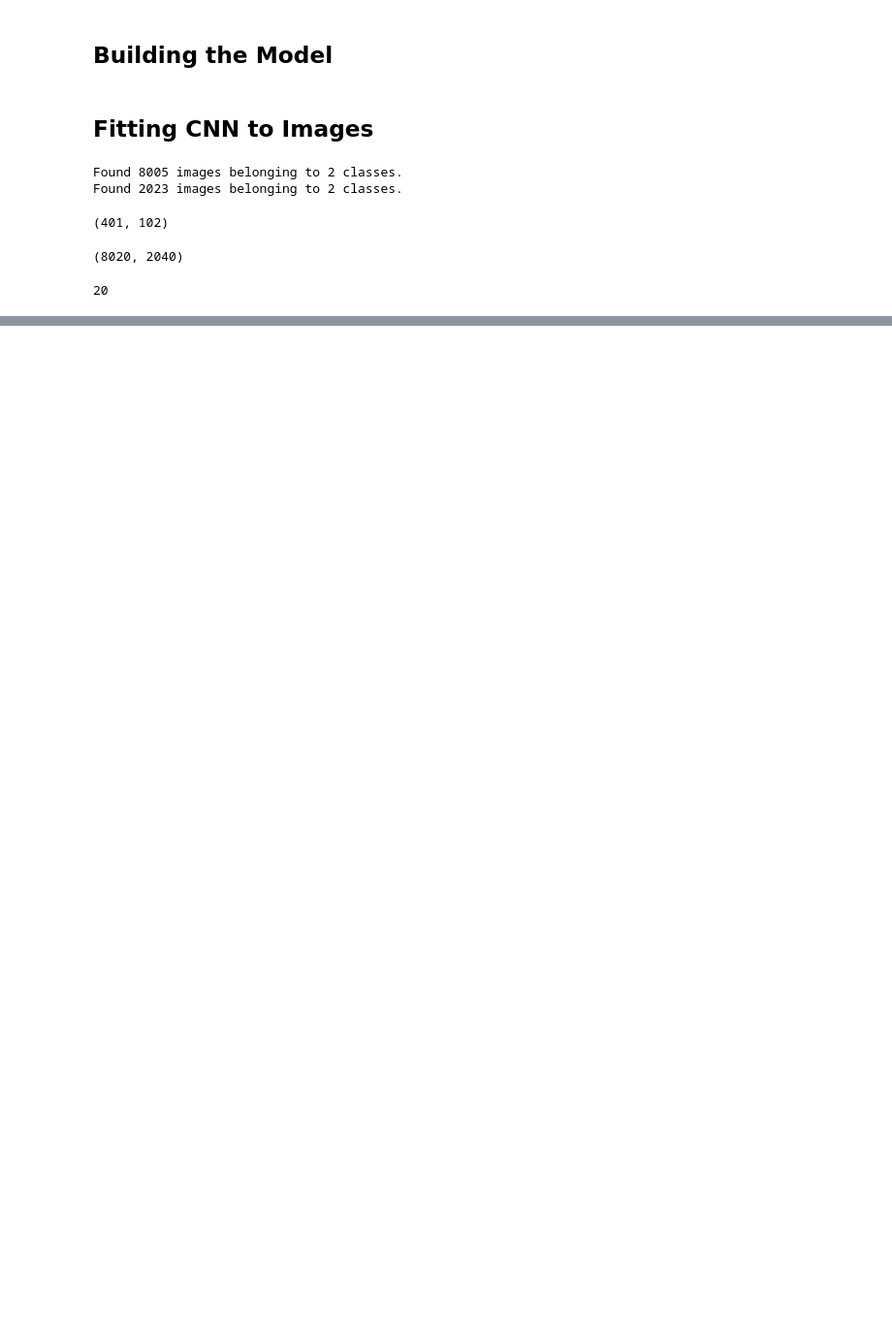
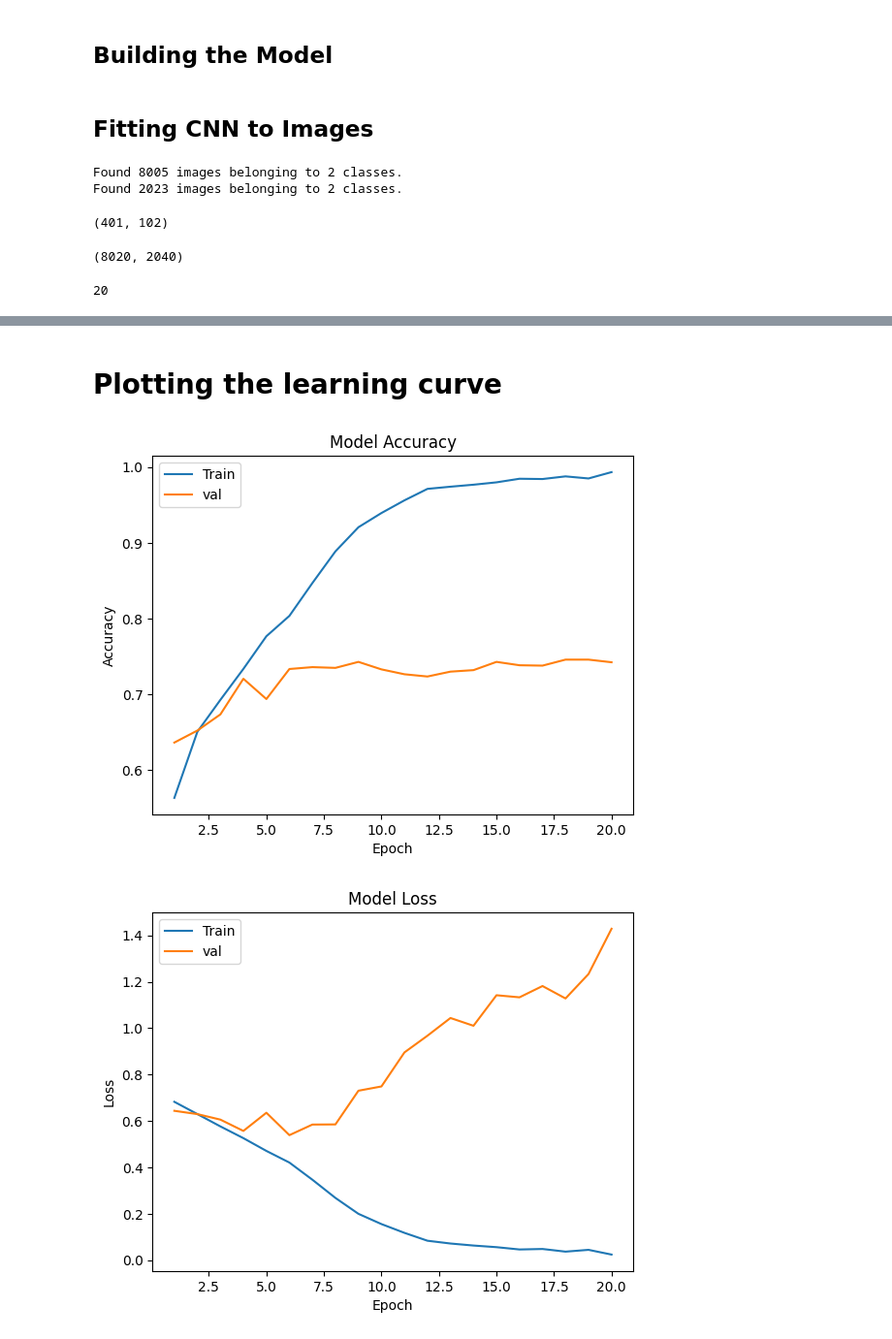
Before and after one commit to Fatai-soliu/CNN-for-Binary-Image-Classification, a Jupyter notebook: CNN_for_Binary_Image_Classification.ipynb, the cells around one changed output, grey strips where cells are left out. Shown at 97% size. Drawn from its saved outputs; the diff is of its cells as text; code cells hidden in the pictures; blank space fills up the shorter version.

```diff
--- a/CNN_for_Binary_Image_Classification.ipynb
+++ b/CNN_for_Binary_Image_Classification.ipynb
@@ -160,4 +160,4 @@ test_set.batch_size
 # %% [output]
 20
 # %%
-history  = model.fit_generator(generator=training_set, steps_per_epoch=401, epochs=20, validation_data=test_set, validation_steps=102)
+history  = model.fit_generator(generator=training_set, steps_per_epoch=401, epochs=20, validation_data=test_set, validation_steps=101)
@@ -163,0 +183,30 @@ history  = model.fit_generator(generator=training_set, steps_per_epoch=401, epoc
+# %% [markdown]
+# Plotting the learning curve
+# %%
+#Define the function
+
+def learning_curve(history, epoch):
+
+  #training vs validation accuracy
+  epoch_range = range(1, epoch+1)
+  plt.plot(epoch_range, history.history['accuracy'])
+  plt.plot(epoch_range, history.history['val_accuracy'])
+  plt.title('Model Accuracy')
+  plt.ylabel('Accuracy')
+  plt.xlabel('Epoch')
+  plt.legend(['Train', 'val'], loc = 'upper left')
+  plt.show()
+
+  #training vs validation loss
+  plt.plot(epoch_range, history.history['loss'])
+  plt.plot(epoch_range, history.history['val_loss'])
+  plt.title('Model Loss')
+  plt.ylabel('Loss')
+  plt.xlabel('Epoch')
+  plt.legend(['Train', 'val'], loc='upper left')
+  plt.show()
+# %%
+learning_curve(history, 20)
+# %% [output]
+[figure, added]
+[figure, added]
```
Also changed, not shown: parts of 3 cells of this notebook.
